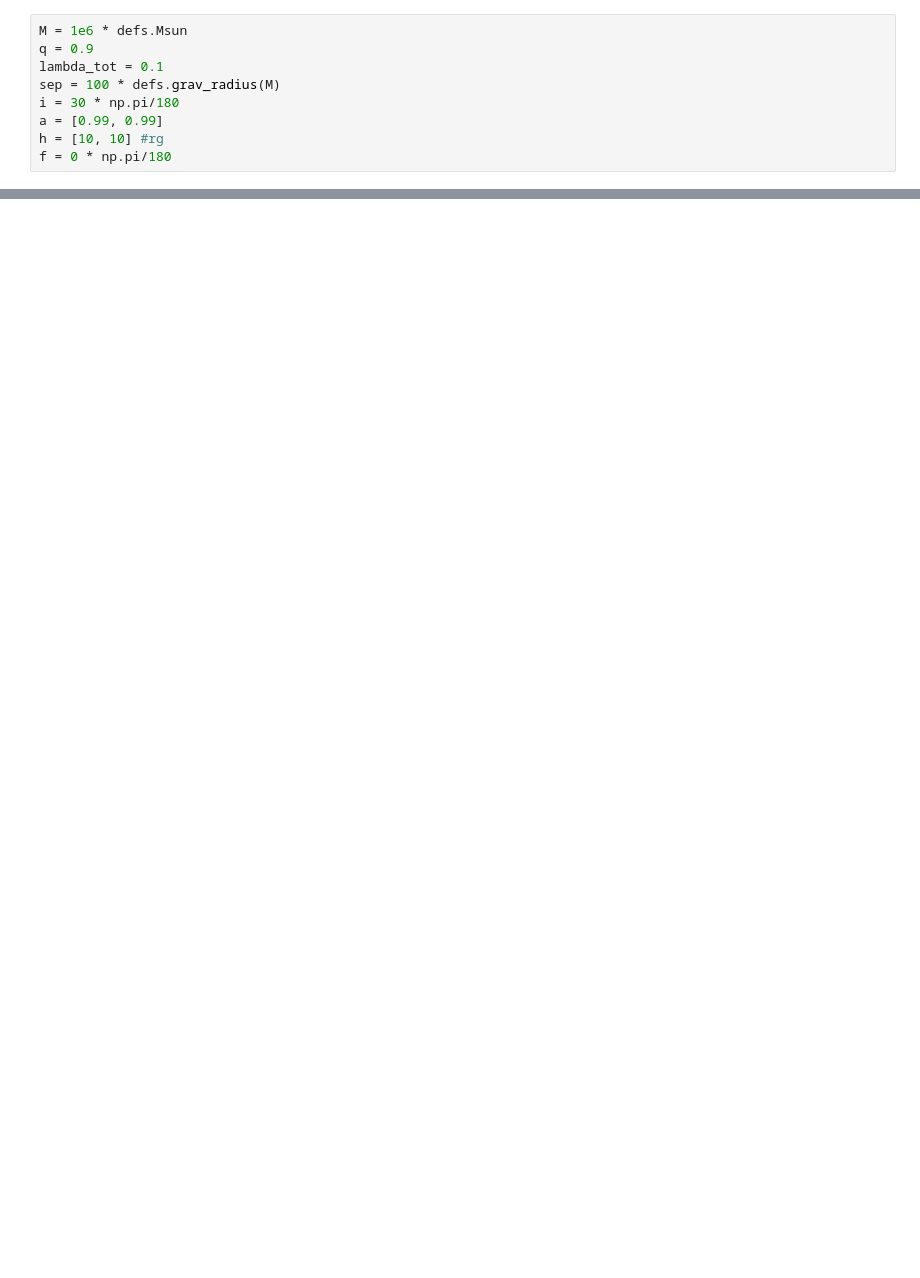
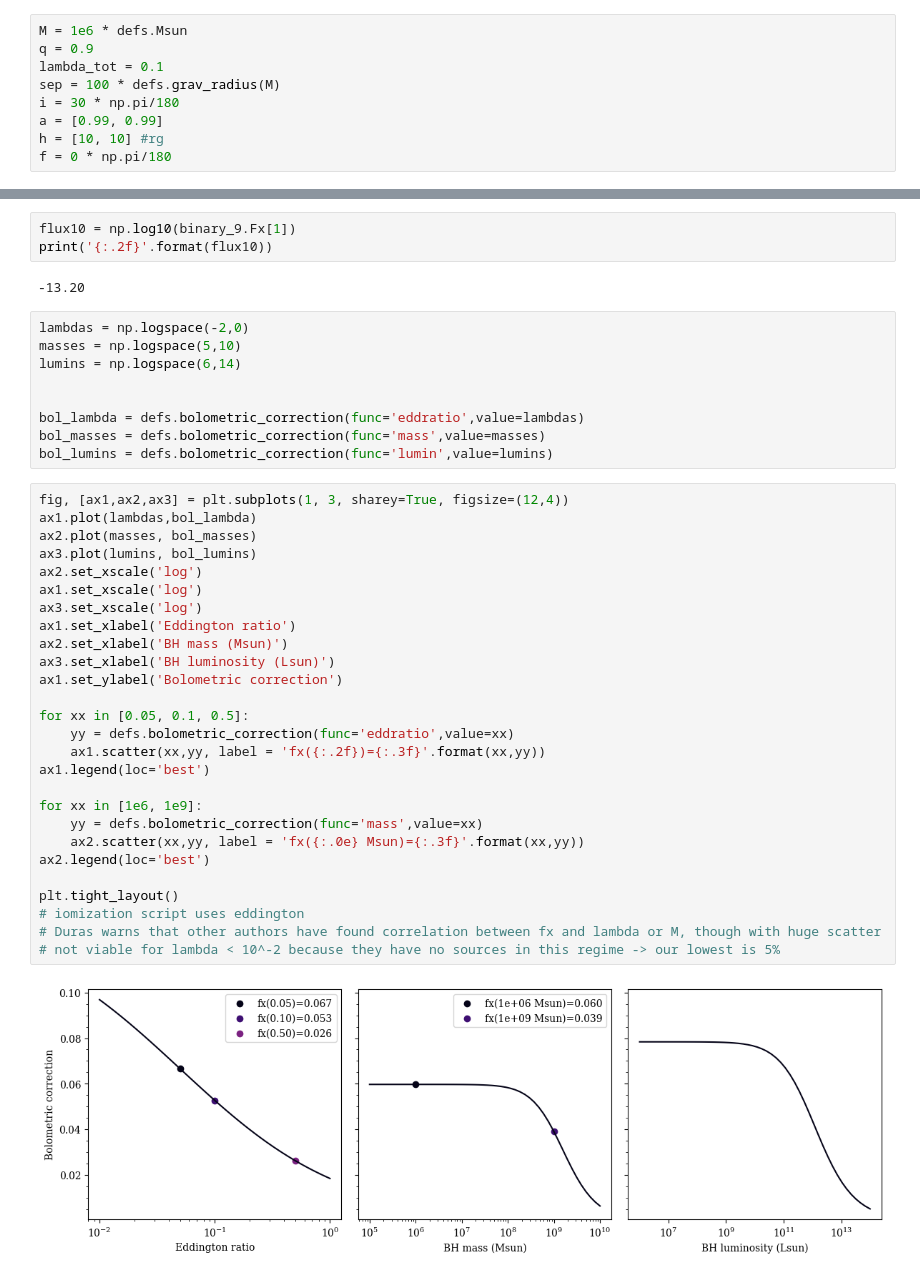
Before and after one commit to jlmalewicz/binary, a Jupyter notebook: notebook.ipynb, the cells around one changed output, grey strips where cells are left out. Cells and saved outputs as stored; diff of their text form; blank space fills up the shorter version.

```diff
--- a/notebook.ipynb
+++ b/notebook.ipynb
@@ -22,0 +174,43 @@ str_v = utils.print_([v1/defs.c,v2/defs.c], to='percent')
+# %%
+flux10 = np.log10(binary_9.Fx[1])
+print('{:.2f}'.format(flux10))
+# %% [output]
+-13.20
+# %%
+lambdas = np.logspace(-2,0)
+masses = np.logspace(5,10)
+lumins = np.logspace(6,14)
+
+
+bol_lambda = defs.bolometric_correction(func='eddratio',value=lambdas)
+bol_masses = defs.bolometric_correction(func='mass',value=masses)
+bol_lumins = defs.bolometric_correction(func='lumin',value=lumins)
+# %%
+fig, [ax1,ax2,ax3] = plt.subplots(1, 3, sharey=True, figsize=(12,4))
+ax1.plot(lambdas,bol_lambda)
+ax2.plot(masses, bol_masses)
+ax3.plot(lumins, bol_lumins)
+ax2.set_xscale('log')
+ax1.set_xscale('log')
+ax3.set_xscale('log')
+ax1.set_xlabel('Eddington ratio')
+ax2.set_xlabel('BH mass (Msun)')
+ax3.set_xlabel('BH luminosity (Lsun)')
+ax1.set_ylabel('Bolometric correction')
+
+for xx in [0.05, 0.1, 0.5]:
+    yy = defs.bolometric_correction(func='eddratio',value=xx)
+    ax1.scatter(xx,yy, label = 'fx({:.2f})={:.3f}'.format(xx,yy))
+ax1.legend(loc='best')
+
+for xx in [1e6, 1e9]:
+    yy = defs.bolometric_correction(func='mass',value=xx)
+    ax2.scatter(xx,yy, label = 'fx({:.0e} Msun)={:.3f}'.format(xx,yy))
+ax2.legend(loc='best')
+
+plt.tight_layout()
+# iomization script uses eddington
+# Duras warns that other authors have found correlation between fx and lambda or M, though with huge scatter
+# not viable for lambda < 10^-2 because they have no sources in this regime -> our lowest is 5%
+# %% [output]
+[figure, added]
```
Also changed, not shown: parts of 8 cells of this notebook, 9 other files.
